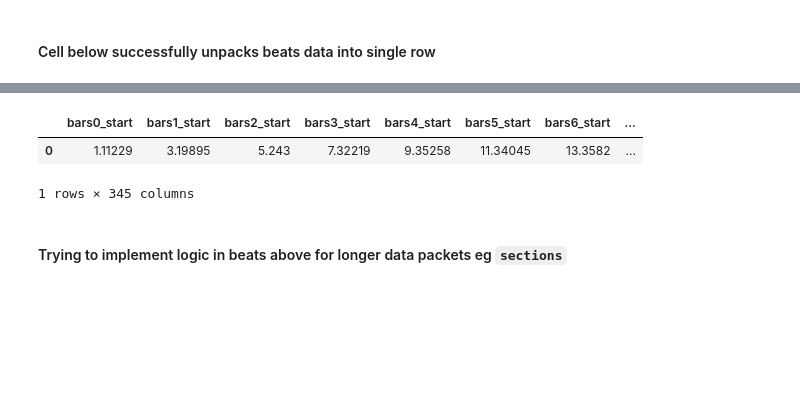
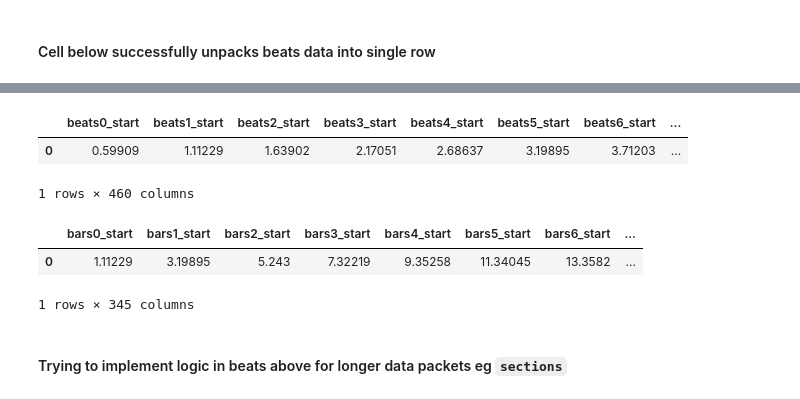
Before and after one commit to Ben-Oren/spotify_analysis, a Jupyter notebook: acquire_playlist_data.ipynb, the cells around one changed output, grey strips where cells are left out. Cells and saved outputs as stored; diff of their text form; code cells hidden in the pictures; blank space fills up the shorter version.

Commit message:
data cleaning: unpacking raw json into df

```diff
--- a/acquire_playlist_data.ipynb
+++ b/acquire_playlist_data.ipynb
@@ -350,3 +402,9 @@ def unpack_raw_data(track_raw_json):
+# %%
+unpack_selected_json(track_data, 'beats', ['start'])
+# %% [output]
+|  | beats0_start | beats1_start | beats2_start | beats3_start | beats4_start | beats5_start | beats6_start | ... |
+| 0 | 0.59909 | 1.11229 | 1.63902 | 2.17051 | 2.68637 | 3.19895 | 3.71203 | ... |
+1 rows × 460 columns
 # %%
 test = {
         n: [
```
Also changed, not shown: parts of 6 cells of this notebook.
